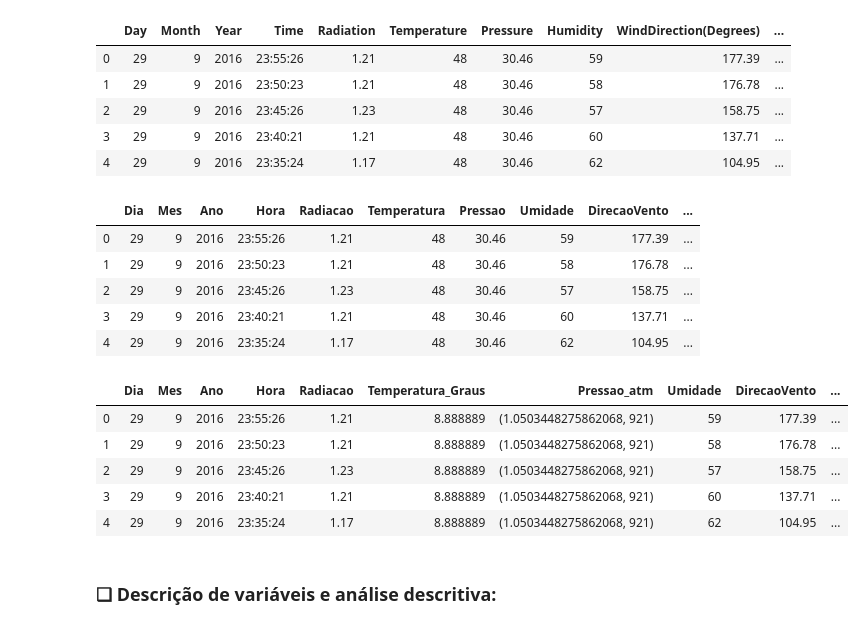
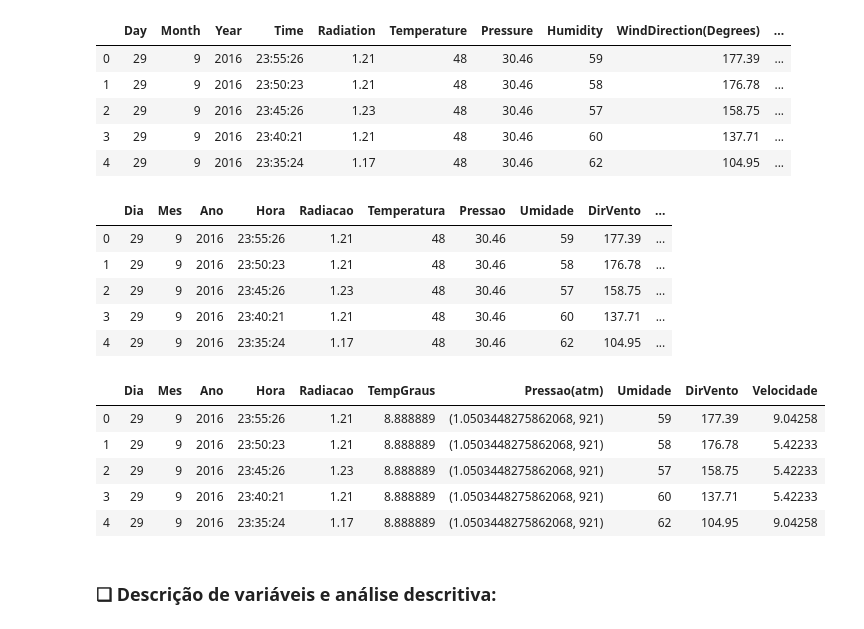
Before and after one commit to GustavoG-bot/projeto2data, a Jupyter notebook: projeto2.ipynb, the cells around one changed output. Drawn from its saved outputs; the diff is of its cells as text; code cells hidden in the pictures.

```diff
--- a/projeto2.ipynb
+++ b/projeto2.ipynb
@@ -121,23 +121,23 @@ dados_novo.head(5)
 
 dados_novo = dados_novo.rename(columns={"Day": "Dia", "Month": "Mes", "Year":"Ano", "Time":"Hora",
                                         "Radiation":"Radiacao", "Temperature":"Temperatura",
-                                        "Pressure":"Pressao", "Humidity":"Umidade", "WindDirection(Degrees)":"DirecaoVento",
+                                        "Pressure":"Pressao", "Humidity":"Umidade", "WindDirection(Degrees)":"DirVento",
                                         "Speed":"VelocidadeVento"})
 # %%
 #Aplicando mudanças de unidades:
 
 #Fahrenheit para Graus
-dados_novo["Temperatura_Graus"] = dados_novo.Temperatura.apply(converte_temp)
+dados_novo["TempGraus"] = dados_novo.Temperatura.apply(converte_temp)
 
 #Milhas por hora para km/h
-dados_novo["Velocidade_Vento_km/h"] = dados_novo.VelocidadeVento.apply(milhas_km)
+dados_novo["Velocidade"] = dados_novo.VelocidadeVento.apply(milhas_km)
 
 #Hg para atm
-dados_novo["Pressao_atm"] = dados_novo.Pressao.apply(hg_atm)
+dados_novo["Pressao(atm)"] = dados_novo.Pressao.apply(hg_atm)
 
 dados_novo.head(5)
 # %% [output]
-|  | Dia | Mes | Ano | Hora | Radiacao | Temperatura | Pressao | Umidade | DirecaoVento | ... |
+|  | Dia | Mes | Ano | Hora | Radiacao | Temperatura | Pressao | Umidade | DirVento | ... |
 | 0 | 29 | 9 | 2016 | 23:55:26 | 1.21 | 48 | 30.46 | 59 | 177.39 | ... |
 | 1 | 29 | 9 | 2016 | 23:50:23 | 1.21 | 48 | 30.46 | 58 | 176.78 | ... |
 | 2 | 29 | 9 | 2016 | 23:45:26 | 1.23 | 48 | 30.46 | 57 | 158.75 | ... |
@@ -145,16 +145,16 @@ dados_novo.head(5)
 | 4 | 29 | 9 | 2016 | 23:35:24 | 1.17 | 48 | 30.46 | 62 | 104.95 | ... |
 # %%
 #Realizando nova filtragem e organizando:
-dataframe = dados_novo.loc[:,['Dia','Mes','Ano','Hora','Radiacao','Temperatura_Graus',
-                        'Pressao_atm','Umidade','DirecaoVento','Velocidade_Vento_km/h']]
+dataframe = dados_novo.loc[:,['Dia','Mes','Ano','Hora','Radiacao','TempGraus',
+                        'Pressao(atm)','Umidade','DirVento','Velocidade']]
 dataframe.head(5)
 # %% [output]
-|  | Dia | Mes | Ano | Hora | Radiacao | Temperatura_Graus | Pressao_atm | Umidade | DirecaoVento | ... |
-| 0 | 29 | 9 | 2016 | 23:55:26 | 1.21 | 8.888889 | (1.0503448275862068, 921) | 59 | 177.39 | ... |
-| 1 | 29 | 9 | 2016 | 23:50:23 | 1.21 | 8.888889 | (1.0503448275862068, 921) | 58 | 176.78 | ... |
-| 2 | 29 | 9 | 2016 | 23:45:26 | 1.23 | 8.888889 | (1.0503448275862068, 921) | 57 | 158.75 | ... |
-| 3 | 29 | 9 | 2016 | 23:40:21 | 1.21 | 8.888889 | (1.0503448275862068, 921) | 60 | 137.71 | ... |
-| 4 | 29 | 9 | 2016 | 23:35:24 | 1.17 | 8.888889 | (1.0503448275862068, 921) | 62 | 104.95 | ... |
+|  | Dia | Mes | Ano | Hora | Radiacao | TempGraus | Pressao(atm) | Umidade | DirVento | Velocidade |
+| 0 | 29 | 9 | 2016 | 23:55:26 | 1.21 | 8.888889 | (1.0503448275862068, 921) | 59 | 177.39 | 9.04258 |
+| 1 | 29 | 9 | 2016 | 23:50:23 | 1.21 | 8.888889 | (1.0503448275862068, 921) | 58 | 176.78 | 5.42233 |
+| 2 | 29 | 9 | 2016 | 23:45:26 | 1.23 | 8.888889 | (1.0503448275862068, 921) | 57 | 158.75 | 5.42233 |
+| 3 | 29 | 9 | 2016 | 23:40:21 | 1.21 | 8.888889 | (1.0503448275862068, 921) | 60 | 137.71 | 5.42233 |
+| 4 | 29 | 9 | 2016 | 23:35:24 | 1.17 | 8.888889 | (1.0503448275862068, 921) | 62 | 104.95 | 9.04258 |
 # %% [markdown]
 ### ❑ Descrição de variáveis e análise descritiva:
 # %% [markdown]
```
Also changed, not shown: parts of 10 cells of this notebook.
